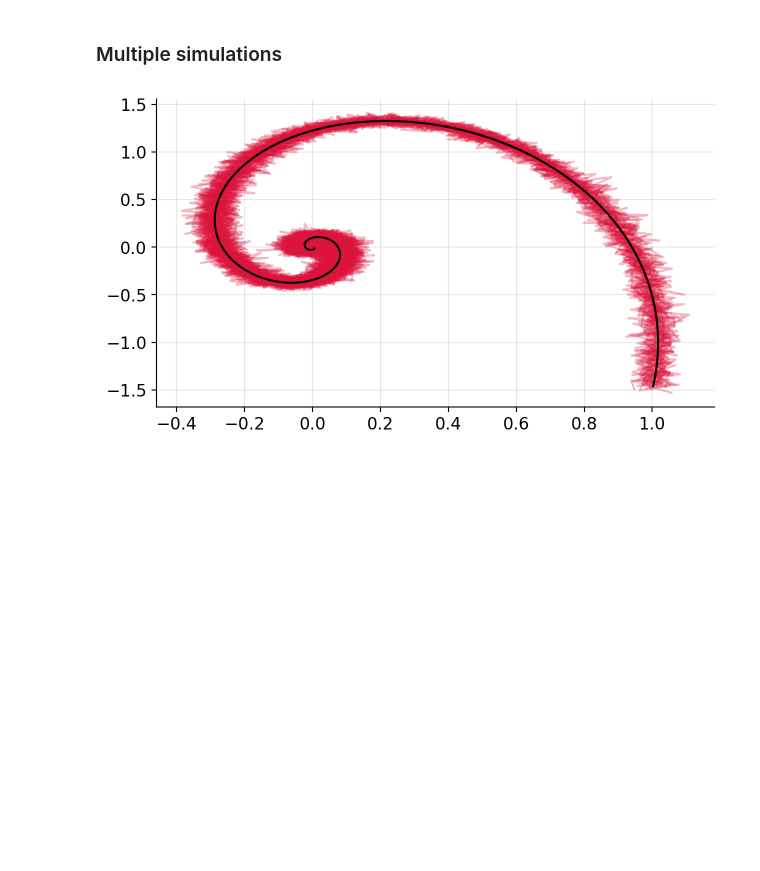
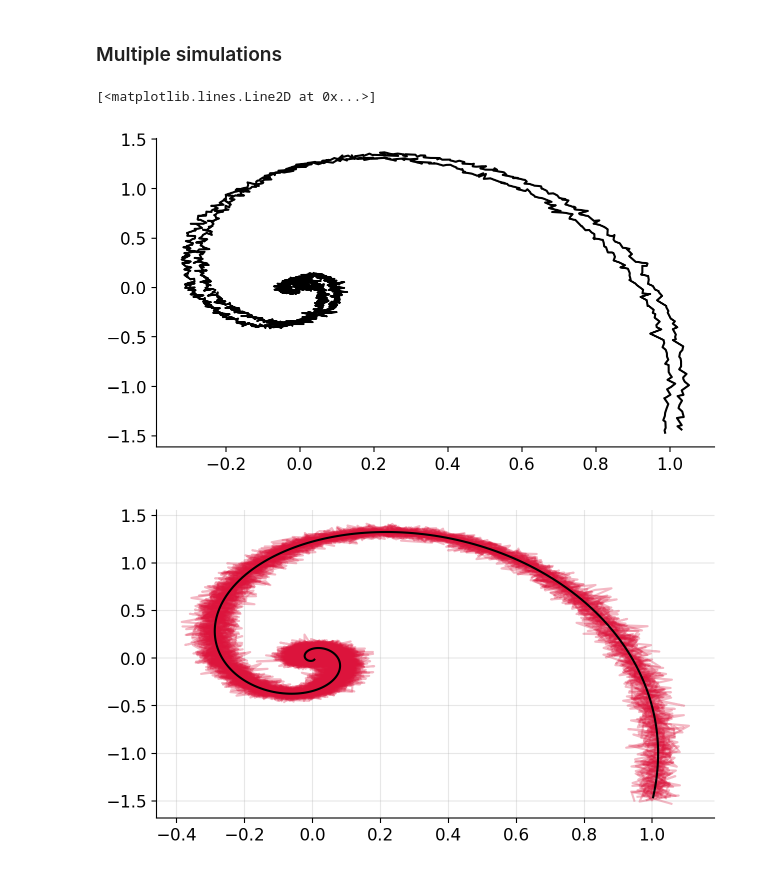
Before and after one commit to gerdm/filtering-notes, a Jupyter notebook: 02-state-space-models/lds-intro.ipynb, the cells around one changed output. Cells and saved outputs as stored; diff of their text form; code cells hidden in the pictures; blank space fills up the shorter version.

```diff
--- a/02-state-space-models/lds-intro.ipynb
+++ b/02-state-space-models/lds-intro.ipynb
@@ -148,6 +150,15 @@ plt.savefig("./discrete-dynamical-system-with-obs.png", dpi=200, bbox_inches="ti
 [figure]
 # %% [markdown]
 ### Multiple simulations
+# %%
+vmin = np.quantile(res["measurement"], 0.25, axis=0)
+vmax = np.quantile(res["measurement"], 0.75, axis=0)
+
+plt.plot(vmin[:, 0], vmin[:, 1], c="black")
+plt.plot(vmax[:, 0], vmax[:, 1], c="black")
+# %% [output]
+[<matplotlib.lines.Line2D at 0x...>]
+[figure, added]
 # %%
 n_sims = 20
 key_sims = jax.random.split(key, n_sims)
```
Also changed, not shown: parts of 26 cells of this notebook.
